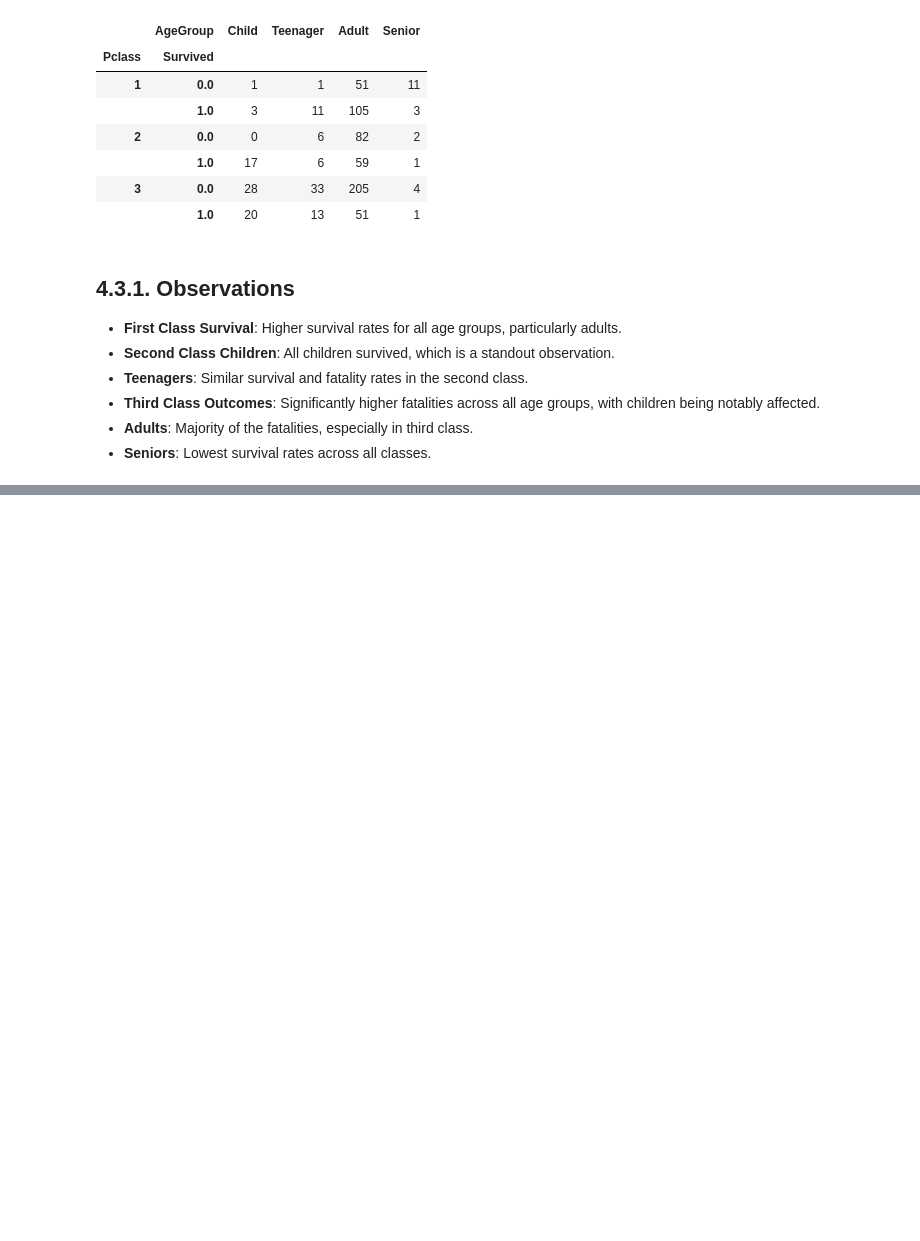
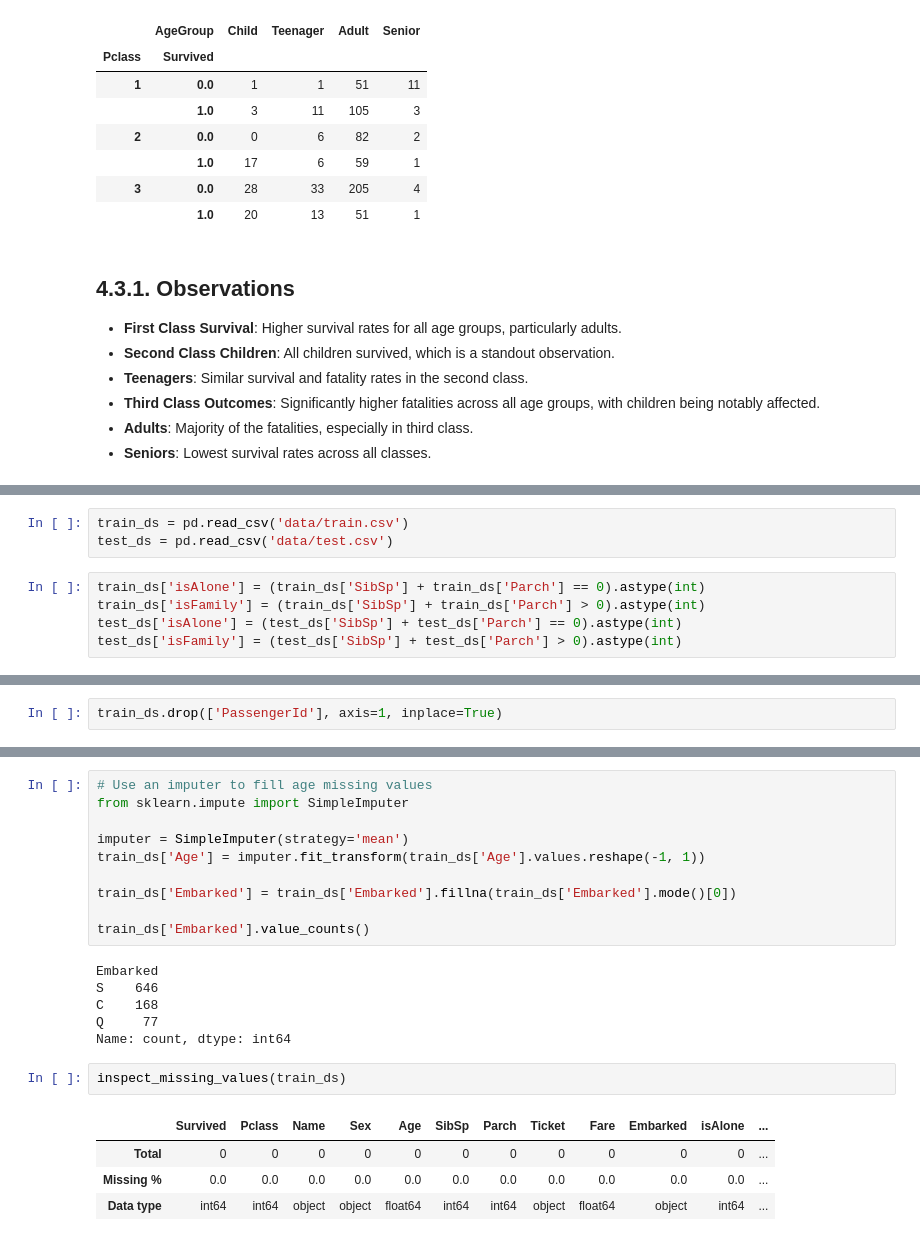
Before and after one commit to devbilalkhan/titanic-eda, a Jupyter notebook: comprehensive-eda-with-nice-graphs copy.ipynb, the cells around one changed output, grey strips where cells are left out. Drawn from its saved outputs; the diff is of its cells as text; blank space fills up the shorter version.

Commit message:
Data clearnig for model training , missing value imputation and feature extractions.

```diff
--- a/comprehensive-eda-with-nice-graphs copy.ipynb
+++ b/comprehensive-eda-with-nice-graphs copy.ipynb
@@ -409,0 +418,8 @@ agegroup_pclass_survived_ct
+# %%
+train_ds = pd.read_csv('data/train.csv')
+test_ds = pd.read_csv('data/test.csv')
+# %%
+train_ds['isAlone'] = (train_ds['SibSp'] + train_ds['Parch'] == 0).astype(int)
+train_ds['isFamily'] = (train_ds['SibSp'] + train_ds['Parch'] > 0).astype(int)
+test_ds['isAlone'] = (test_ds['SibSp'] + test_ds['Parch'] == 0).astype(int)
+test_ds['isFamily'] = (test_ds['SibSp'] + test_ds['Parch'] > 0).astype(int)
@@ -409,0 +453,2 @@ agegroup_pclass_survived_ct
+# %%
+train_ds.drop(['PassengerId'], axis=1, inplace=True)
@@ -410 +505,24 @@ agegroup_pclass_survived_ct
+# %%
+# Use an imputer to fill age missing values
+from sklearn.impute import SimpleImputer
+
+imputer = SimpleImputer(strategy='mean')
+train_ds['Age'] = imputer.fit_transform(train_ds['Age'].values.reshape(-1, 1))
+
+train_ds['Embarked'] = train_ds['Embarked'].fillna(train_ds['Embarked'].mode()[0])
+
+train_ds['Embarked'].value_counts()
+# %% [output]
+Embarked
+S    646
+C    168
+Q     77
+Name: count, dtype: int64
+# %%
+inspect_missing_values(train_ds)
+# %% [output]
+|  | Survived | Pclass | Name | Sex | Age | SibSp | Parch | Ticket | Fare | Embarked | isAlone | ... |
+| Total | 0 | 0 | 0 | 0 | 0 | 0 | 0 | 0 | 0 | 0 | 0 | ... |
+| Missing % | 0.0 | 0.0 | 0.0 | 0.0 | 0.0 | 0.0 | 0.0 | 0.0 | 0.0 | 0.0 | 0.0 | ... |
+| Data type | int64 | int64 | object | object | float64 | int64 | int64 | object | float64 | object | int64 | ... |
 # %% [markdown]
```
Also changed, not shown: parts of 23 cells of this notebook, 1 other file.
